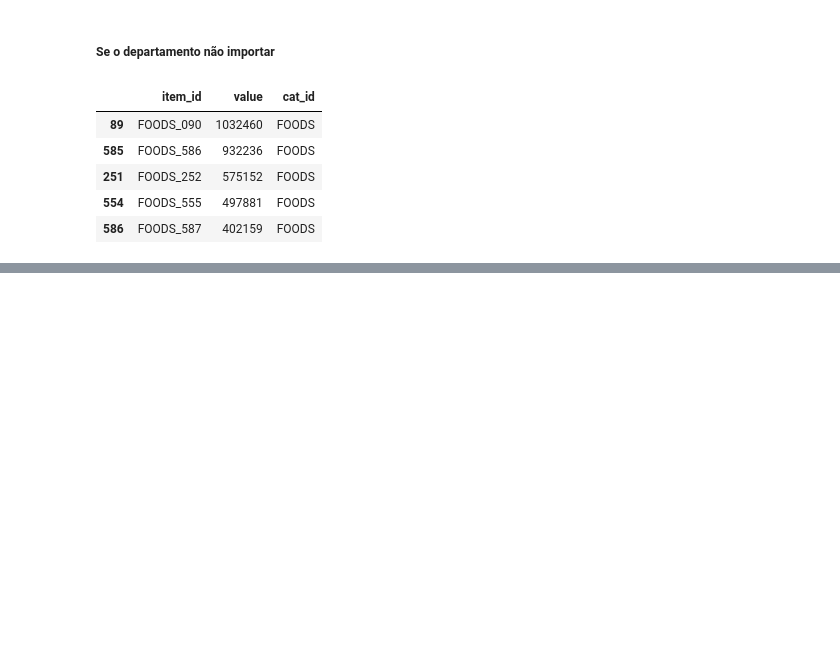
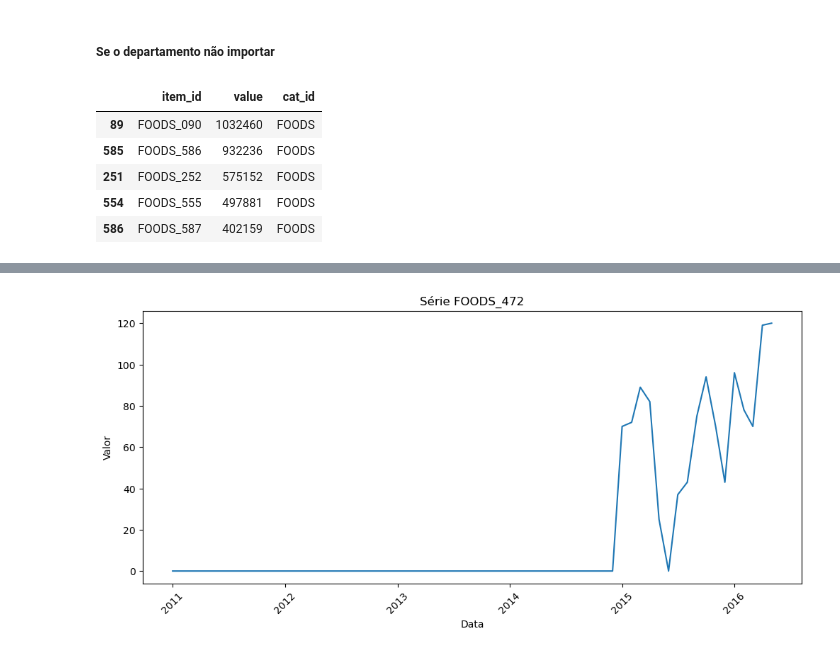
Before and after one commit to MateusVasc/Projeto-PET-Sauter, a Jupyter notebook: analise_exploratoria/analise_exploratoria.ipynb, the cells around one changed output, grey strips where cells are left out. Drawn from its saved outputs; the diff is of its cells as text; code cells hidden in the pictures; blank space fills up the shorter version.

```diff
--- a/analise_exploratoria/analise_exploratoria.ipynb
+++ b/analise_exploratoria/analise_exploratoria.ipynb
@@ -529,0 +416,4 @@ plot_item_series_cat('HOUSEHOLD_334', df)
+# %%
+plot_item_series_cat('FOODS_472', df)
+# %% [output]
+[figure, added]
```
Also changed, not shown: parts of 56 cells of this notebook, 1 other file.
